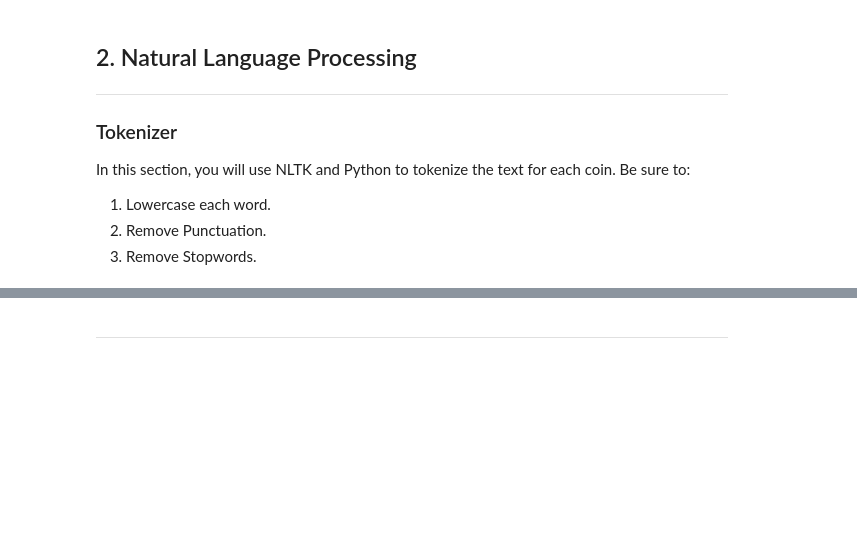
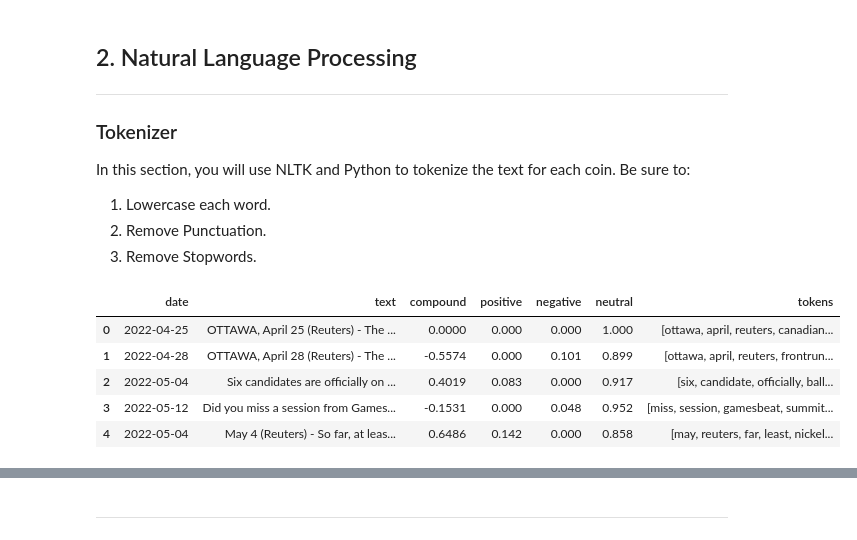
Before and after one commit to nomadic-me/Tales-from-the-Crypto, a Jupyter notebook: crypto_sentiment.ipynb, the cells around one changed output, grey strips where cells are left out. Drawn from its saved outputs; the diff is of its cells as text; code cells hidden in the pictures; blank space fills up the shorter version.

```diff
--- a/crypto_sentiment.ipynb
+++ b/crypto_sentiment.ipynb
@@ -227,36 +229,38 @@ from string import punctuation
 import re
 # %%
 # Instantiate the lemmatizer
-# YOUR CODE HERE!
-
+lemmatizer = WordNetLemmatizer()
 # Create a list of stopwords
-# YOUR CODE HERE!
-
+sw = set(stopwords.words('english'))
 # Expand the default stopwords list if necessary
-# YOUR CODE HERE!
+sw_addons = ['taken', 'in', 'are', 'of', 'on', 'pc', 'this', 'make', 'seen', 'picture', 'virtual', 'new', 'illustration',
+                'ha', 'said', 'york', 'wa', 'us']
 # %%
 # Complete the tokenizer function
 def tokenizer(text):
     """Tokenizes text."""
-
     # Remove the punctuation from text
-
-
+    regex = re.compile("[^a-zA-Z ]")
+    re_clean = regex.sub('', text)
     # Create a tokenized list of the words
-
-
+    words = word_tokenize(re_clean)
     # Lemmatize words into root words
-
-
+    lemm = [lemmatizer.lemmatize(word) for word in words]
     # Convert the words to lowercase
-
-
+    # AND
     # Remove the stop words
-
-
+    tokens = [word.lower() for word in lemm if word.lower() not in sw.union(sw_addons)]
     return tokens
 # %%
 # Create a new tokens column for Bitcoin
-# YOUR CODE HERE!
+btc_sentiments_df["tokens"] = btc_sentiments_df['text'].apply(tokenizer)
+btc_sentiments_df.head()
+# %% [output]
+|  | date | text | compound | positive | negative | neutral | tokens |
+| 0 | 2022-04-25 | OTTAWA, April 25 (Reuters) - The ... | 0.0000 | 0.000 | 0.000 | 1.000 | [ottawa, april, reuters, canadian... |
+| 1 | 2022-04-28 | OTTAWA, April 28 (Reuters) - The ... | -0.5574 | 0.000 | 0.101 | 0.899 | [ottawa, april, reuters, frontrun... |
+| 2 | 2022-05-04 | Six candidates are officially on ... | 0.4019 | 0.083 | 0.000 | 0.917 | [six, candidate, officially, ball... |
+| 3 | 2022-05-12 | Did you miss a session from Games... | -0.1531 | 0.000 | 0.048 | 0.952 | [miss, session, gamesbeat, summit... |
+| 4 | 2022-05-04 | May 4 (Reuters) - So far, at leas... | 0.6486 | 0.142 | 0.000 | 0.858 | [may, reuters, far, least, nickel... |
 # %%
 # Create a new tokens column for Ethereum
```
Also changed, not shown: parts of 5 cells of this notebook.
